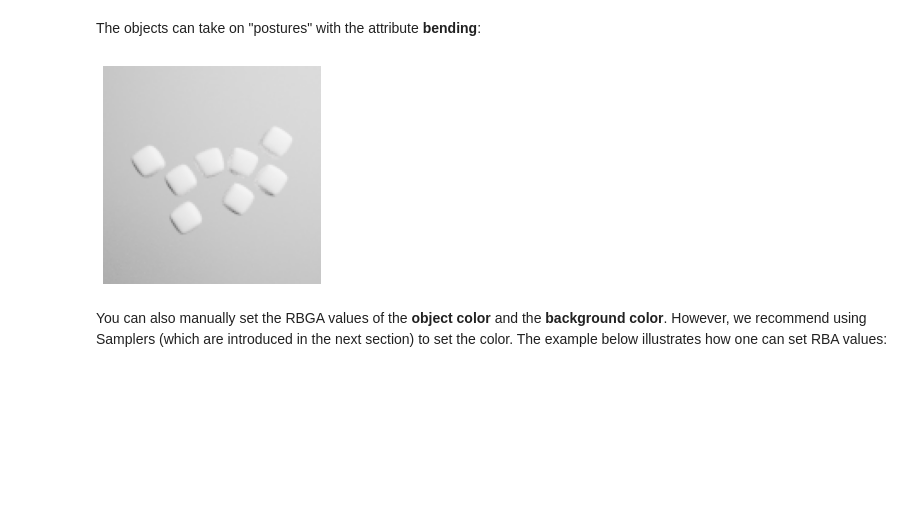
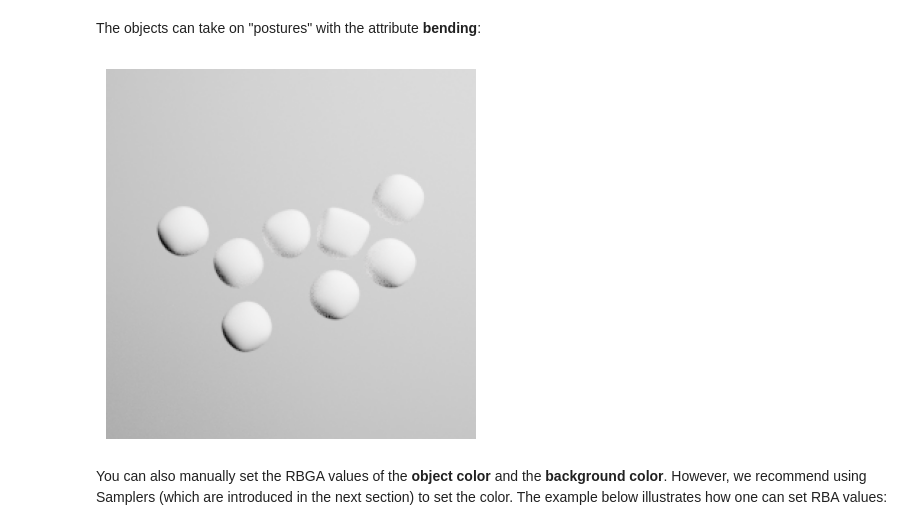
Before and after one commit to davidsjohnson/blockies-haic-dev, a Jupyter notebook: examples/GenerateData.ipynb, the cells around one changed output. Cells and saved outputs as stored; diff of their text form; code cells hidden in the pictures; blank space fills up the shorter version.

```diff
--- a/examples/GenerateData.ipynb
+++ b/examples/GenerateData.ipynb
@@ -202,12 +209,12 @@ render_single_param(cubic_stretchy);
 # %% [markdown]
 The objects can take on "postures" with the attribute **bending**:
 # %%
-bending_peaky = blockies.SceneParameters()
-bending_peaky.bending = blockies.SceneParameters.VALID_VALUES['bending'][0]
-bending_peaky.check_values()
-render_single_param(bending_peaky);
+bending_healthy = blockies.SceneParameters()
+bending_healthy.bending = blockies.SceneParameters.VALID_VALUES['bending'][0]
+bending_healthy.check_values()
+render_single_param(bending_healthy);
 # %% [output]
-[figure, old version]
+[figure, new version]
 # %% [markdown]
 You can also manually set the RBGA values of the **object color** and the **background color**. However, we recommend using Samplers (which are introduced in the next section) to set the color. The example below illustrates how one can set RBA values:
 # %%
```
Also changed, not shown: parts of 42 cells of this notebook, 4 other files.
